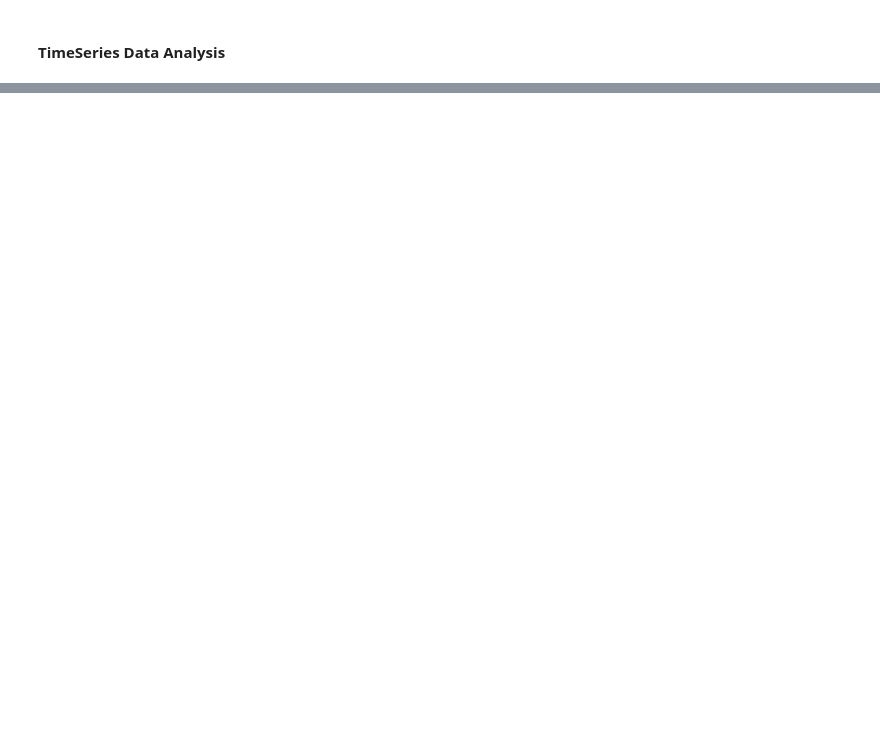
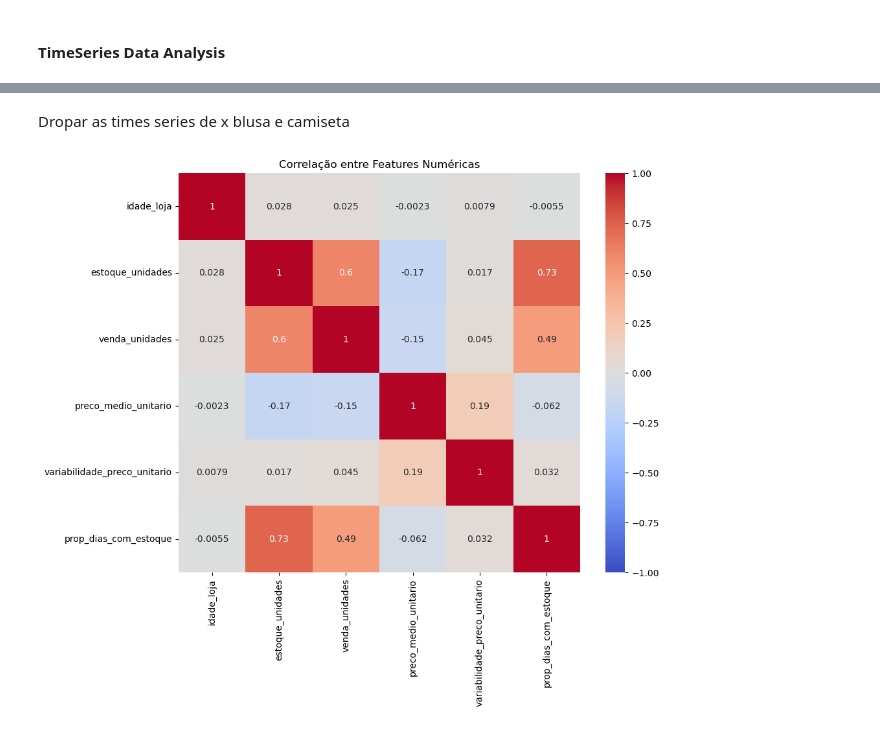
Before and after one commit to eduardozanutti/ml_timeseries_usp, a Jupyter notebook: notebooks/eda_timeseries.ipynb, the cells around one changed output, grey strips where cells are left out. Drawn from its saved outputs; the diff is of its cells as text; code cells hidden in the pictures; blank space fills up the shorter version.

Commit message:
continnuing the eda for time series analysis

```diff
--- a/notebooks/eda_timeseries.ipynb
+++ b/notebooks/eda_timeseries.ipynb
@@ -113,0 +159,12 @@ df = stocks_removing_negatives(df)
+# %% [markdown]
+Dropar as times series de x blusa e camiseta
+# %%
+num_cols = ['idade_loja', 'estoque_unidades', 'venda_unidades', 'preco_medio_unitario', 'variabilidade_preco_unitario', 'prop_dias_com_estoque']
+corr = df[num_cols].corr()
+
+plt.figure(figsize=(10, 8))
+sns.heatmap(corr, annot=True, cmap='coolwarm', vmin=-1, vmax=1)
+plt.title('Correlação entre Features Numéricas')
+plt.show()
+# %% [output]
+[figure, added]
```
Also changed, not shown: parts of 7 cells of this notebook.
